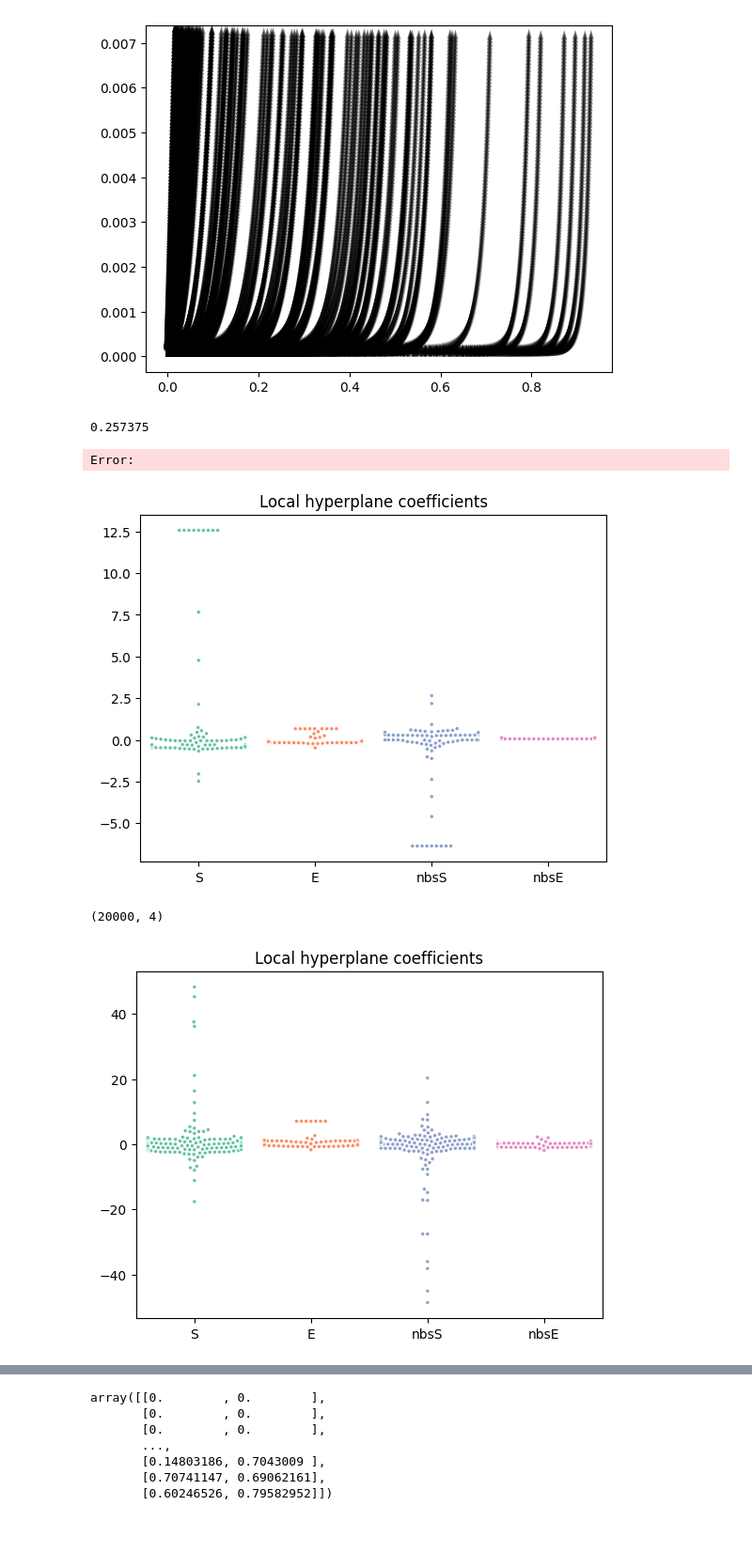
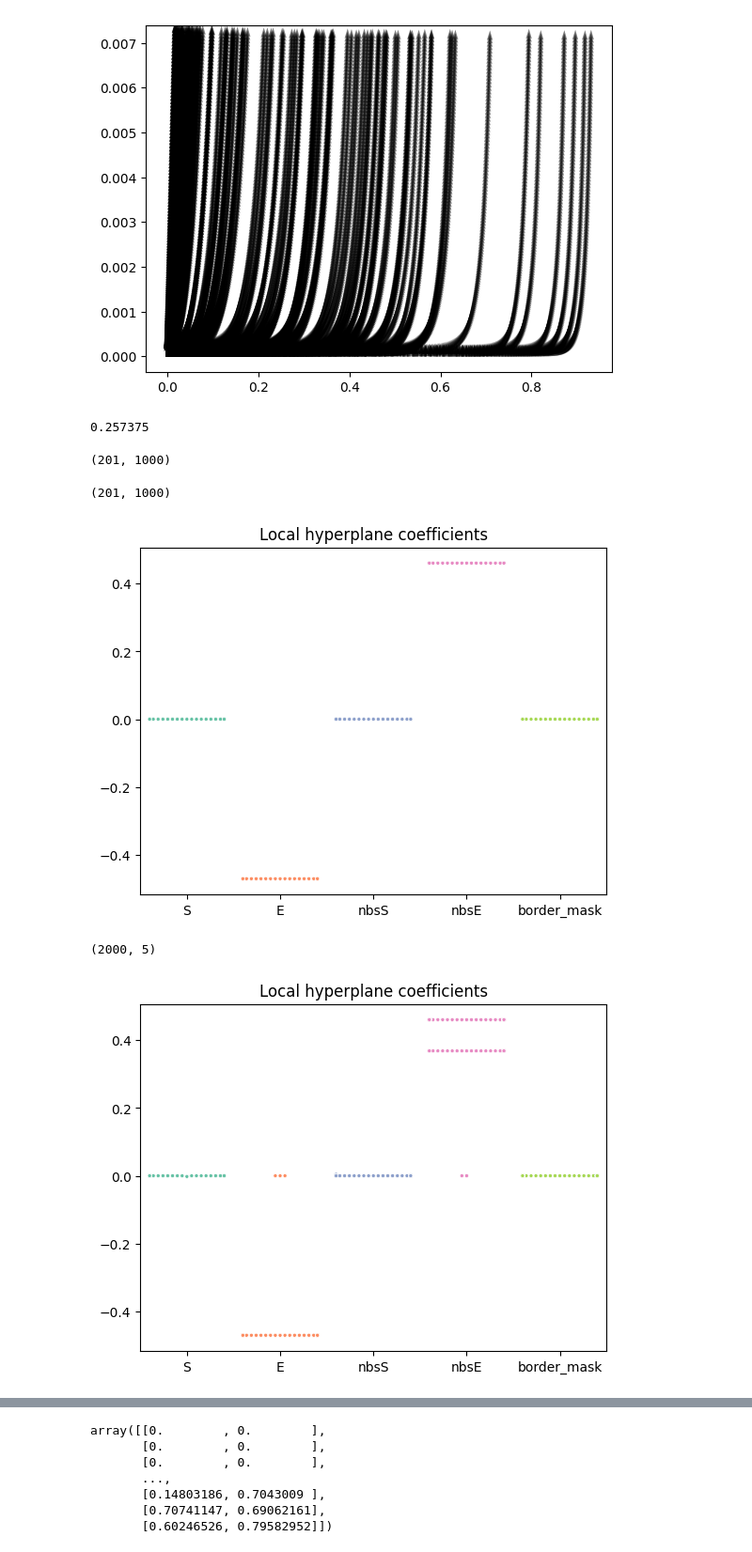
Before and after one commit to JakobSchauser/PhD, a Jupyter notebook: code/NCAs/JacobianFFA.ipynb, the cells around one changed output, grey strips where cells are left out. Shown at 94% size. Drawn from its saved outputs; the diff is of its cells as text; code cells hidden in the pictures.

```diff
--- a/code/NCAs/JacobianFFA.ipynb
+++ b/code/NCAs/JacobianFFA.ipynb
@@ -28,7 +29,7 @@ for i in range(10):
     # SMAD_ERK[:,:,1] *= 100.
     BMP = np.load(f"positions/random_{i}_BMP_levels.npy")
     FGF = np.load(f"positions/random_{i}_FGF_levels.npy")
-    SMAD_ERK = SMAD_ERK.swapaxes(1, 2)
+    # SMAD_ERK = SMAD_ERK.swapaxes(1, 2)
     BMP_FGF = np.concatenate((BMP[:,:,None], FGF[:,:,None]), axis=2)
 
     d = BMP_FGF[:201,:,:]
@@ -41,7 +42,10 @@ for i in range(10):
     # print(d.shape)
 data = data[0]
 
+
+edges, edge_weights, border_mask = Environment.get_edges(positions[0])
 # find_filtered_voronoi_neighbor_knn_limited_mask
+border_mask = np.array(border_mask)
 
 nbs = find_filtered_voronoi_neighbor_knn_limited_mask(positions[0], 8)[0]
 nb_mask = nbs >= 0
@@ -166,13 +172,23 @@ for cell in range(100):
 np.mean(dS>dE)
 # %% [output]
 0.257375
-Error:
+# %%
+nbsE.shape
+# %% [output]
+(201, 1000)
+# %%
+border_mask_stacked = np.stack([border_mask]*len(nbsE), axis=0)
+# %%
+border_mask_stacked.shape
+# %% [output]
+(201, 1000)
 # %%
 # %matplotlib inline
 
 
-hypervector = np.array([S[:-1], E[:-1], nbsS[:-1],nbsE[:-1]])
+hypervector = np.array([S[:-1], E[:-1], nbsS[:-1], nbsE[:-1], border_mask_stacked[:-1]])
 allcoeffs = []
+local_stds = []
 for cell in range(100):
     hypery = dE[:, cell]
 
@@ -192,48 +208,53 @@ for cell in range(100):
 
         model = LinearRegression().fit(X[indices[0]], y[indices[0]])
 
-        return model
+        local_std = np.std(y[indices[0]])
+        return model, local_std
 
 
-    num_points = 10
+    num_points = 20
     sample_indices = np.random.choice(len(hyperx), size=num_points, replace=False)
     anchor_points = hyperx[sample_indices]
 
     models = []
+    stds = []
     for pt in anchor_points:
-        model = fit_local_hyperplane(hyperx, hypery, pt, k=8)
+        model, local_std = fit_local_hyperplane(hyperx, hypery, pt, k=8)
         models.append(model)
+        stds.append(local_std)
 
     coefs = np.array([m.coef_ for m in models])
     allcoeffs.extend(coefs)
+    local_stds.append(np.max(stds))
 
 allcoeffs = np.array(allcoeffs)
+local_stds = np.array(local_stds)
 # %%
 
 import seaborn as sns
 plt.close()
 sns.swarmplot(data=coefs, palette="Set2", linewidth=0.5, alpha=1, s=3, edgecolor="white")
 plt.title("Local hyperplane coefficients")
-names = ["S", "E", "nbsS", "nbsE"]
+names = ["S", "E", "nbsS", "nbsE", "border_mask"]
 plt.xticks(ticks=range(len(names)), labels=names, rotation=0)
 plt.show()
 # %% [output]
-[figure, old version]
+[figure, new version]
 # %%
 allcoeffs[np.abs(allcoeffs) > 50] = 0.
 # %%
 allcoeffs.shape
 # %% [output]
-(20000, 4)
+(2000, 5)
 # %%
 plt.close()
 sns.swarmplot(data=allcoeffs[:300], palette="Set2", linewidth=0.5, alpha=1, s=3, edgecolor="white")
 plt.title("Local hyperplane coefficients")
-names = ["S", "E", "nbsS", "nbsE"]
+names = ["S", "E", "nbsS", "nbsE", "border_mask"]
 plt.xticks(ticks=range(len(names)), labels=names, rotation=0)
 plt.show()
 # %% [output]
-[figure, old version]
+[figure, new version]
 # %%
 allcoeffs[1]
 # %% [output]
```
Also changed, not shown: parts of 15 cells of this notebook, 7 other files.
